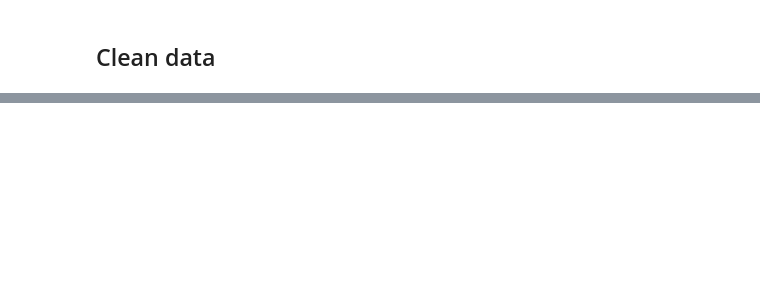
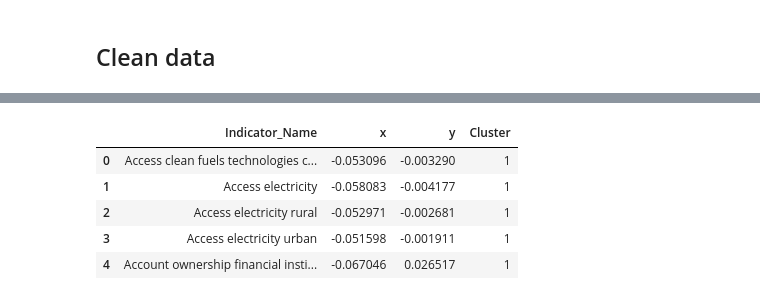
Before and after one commit to gunisha30/Analyzing_WDI, a Jupyter notebook: clustering.ipynb, the cells around one changed output, grey strips where cells are left out. Saved outputs shown, nothing was run; the diff lists cells and outputs as text; code cells hidden in the pictures; blank space fills up the shorter version.

```diff
--- a/clustering.ipynb
+++ b/clustering.ipynb
@@ -76,0 +181,9 @@ df2.to_csv('C:/Users/hp1/Documents/minor/2020notnull.csv')
+# %%
+df_final.head()
+# %% [output]
+|  | Indicator_Name | x | y | Cluster |
+| 0 | Access clean fuels technologies c... | -0.053096 | -0.003290 | 1 |
+| 1 | Access electricity | -0.058083 | -0.004177 | 1 |
+| 2 | Access electricity rural | -0.052971 | -0.002681 | 1 |
+| 3 | Access electricity urban | -0.051598 | -0.001911 | 1 |
+| 4 | Account ownership financial insti... | -0.067046 | 0.026517 | 1 |
```
Also changed, not shown: parts of 57 cells of this notebook.
